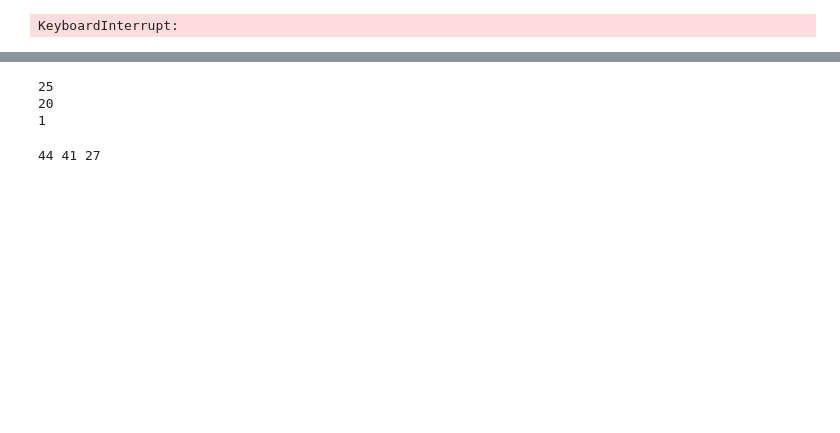
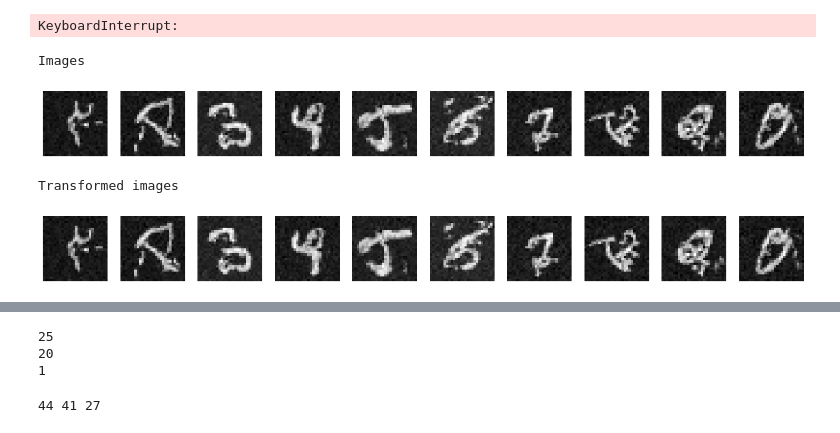
Before and after one commit to l-ada/PAAI_final_project, a Jupyter notebook: ddmd.ipynb, the cells around one changed output, grey strips where cells are left out. Saved outputs shown, nothing was run; the diff lists cells and outputs as text; code cells hidden in the pictures; blank space fills up the shorter version.

```diff
--- a/ddmd.ipynb
+++ b/ddmd.ipynb
@@ -535,3 +606,19 @@ for i in range(n_batches):
     plot_images(np.rot90(images, k=2, axes=(1,2)))
 # %% [output]
 KeyboardInterrupt:
+# %%
+torch.manual_seed(9)
+n_batches = 1
+all_digits = [1,2,3,4,5,6,7,8,9,0]
+for i in range(n_batches):
+    n_images = 10
+    images = generate_images(n_images,all_digits, all_digits, transformation=multiply, transf_inverse=multiply_inverse)
+    print("Images\n")
+    plot_images(images)
+    print("Transformed images\n")
+    plot_images(2*images)
+# %% [output]
+Images
+[figure, added]
+Transformed images
+[figure, added]
```
Also changed, not shown: parts of 16 cells of this notebook.
